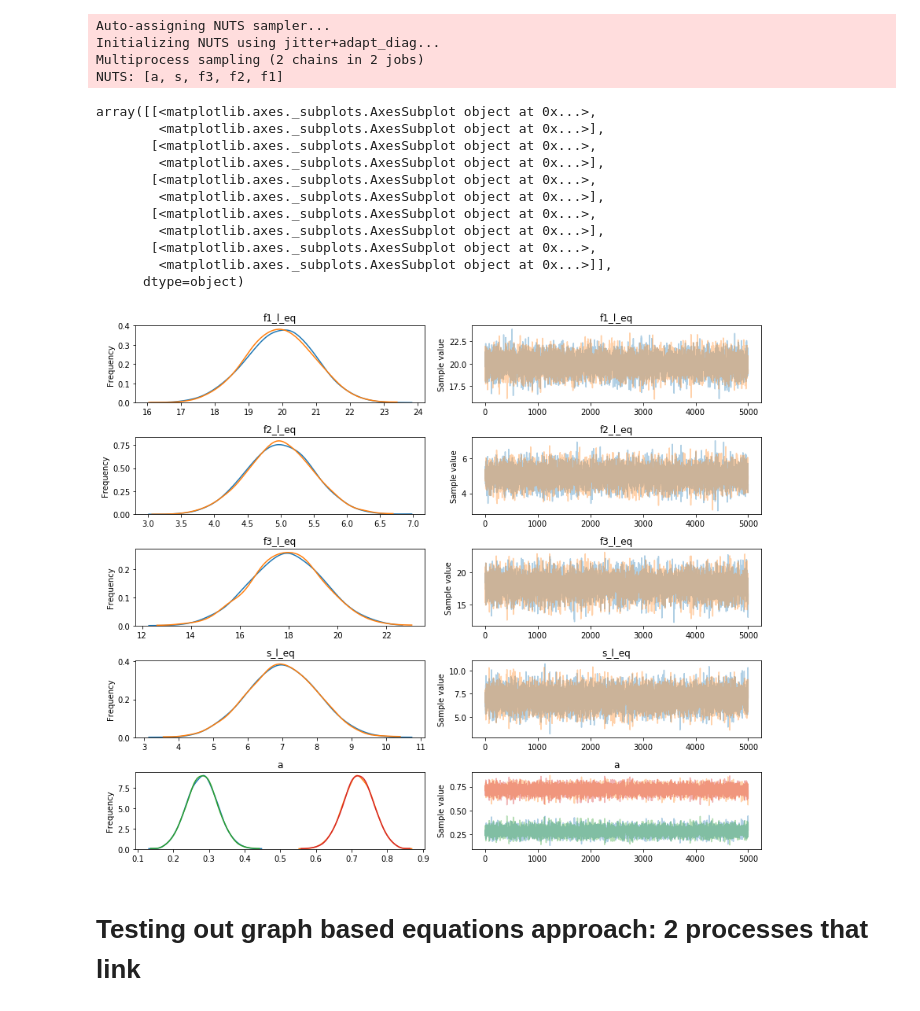
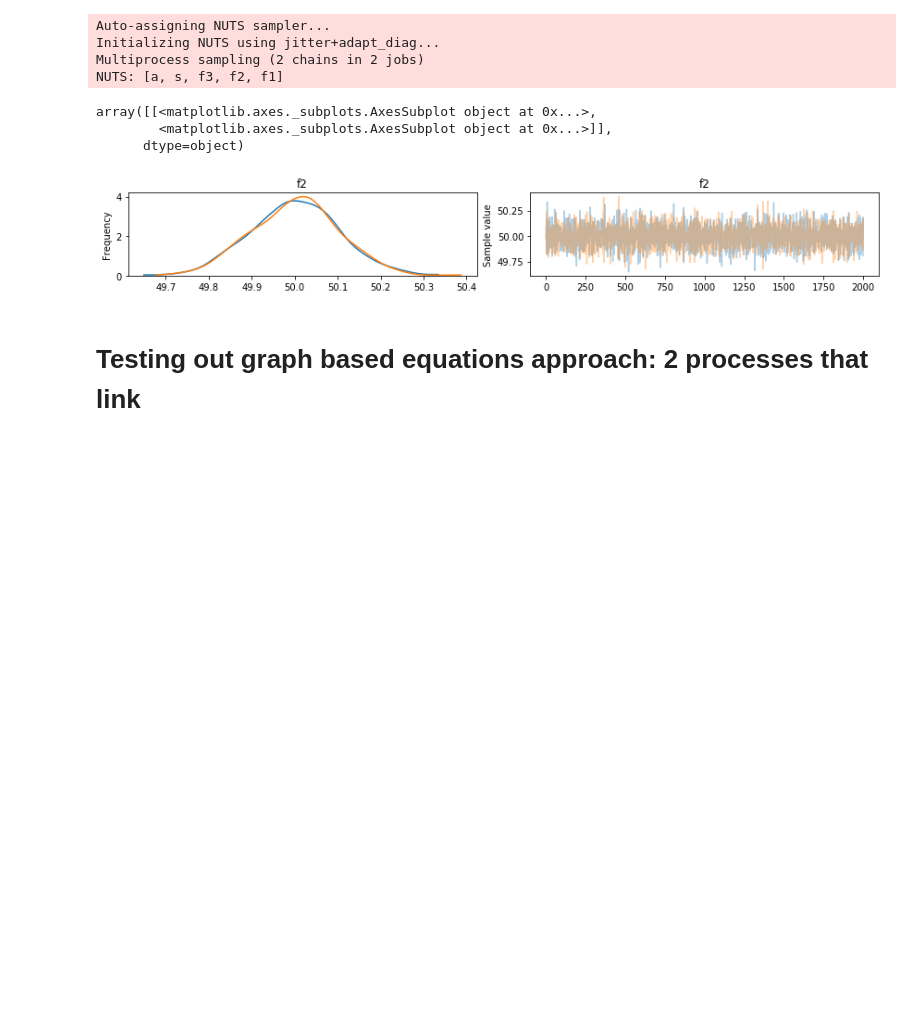
Before and after one commit to Tom-Jager/bayesian-umis, a Jupyter notebook: notebooks/Pymc3 stratchpad.ipynb, the cells around one changed output. Cells and saved outputs as stored; diff of their text form; code cells hidden in the pictures; blank space fills up the shorter version.

```diff
--- a/notebooks/Pymc3 stratchpad.ipynb
+++ b/notebooks/Pymc3 stratchpad.ipynb
@@ -14,17 +13,17 @@ WARNING (theano.tensor.blas): Using NumPy C-API based implementation for BLAS fu
 # %%
 with pm.Model() as single_process_model:
     # Build model out of weak prior
-#     f1 = pm.Uniform('f1', lower=0, upper=1000, shape=1)
-    f1 = pm.Normal('f1', mu=20, sd=5, shape=1)
+    f1 = pm.Uniform('f1', lower=0, upper=1000, shape=1)
 
     print(f1)
 
-    f2 = pm.Uniform('f2', lower=0, upper=1000, shape=1)
+#     f2 = pm.Uniform('f2', lower=0, upper=1000, shape=1)
+    f2 = pm.Lognormal('f2', mu=np.log(50), sd=0.02)
     f3 = pm.Uniform('f3', lower=0, upper=1000, shape=1)
 
     s = pm.Uniform('s', lower=0, upper=100, shape=1)
 
-    dist_process = MathDistributionProcess(process_name = 'a', outflow_processes_names=['s', 'f3'])
+    dist_process = MathDistributionProcess(process_name = 'a', process_ind=1, outflow_processes_names=['s', 'f3'])
 
     a = dist_process.create_param_rv()
 
@@ -37,13 +36,14 @@ with pm.Model() as single_process_model:
     s_l_eq = pm.Deterministic('s_l_eq', f1_l_eq + f2_l_eq - f3_nl_eq)
 
 
-    f1_obs = pm.Normal('f1_obs', mu=f1_l_eq, sd=1, observed=20)
+    f1_obs = pm.Lognormal('f1_obs', mu=np.log(f1_l_eq), sd=0.001, observed=200)
 
-    f2_obs = pm.Normal('f2_obs', mu = f2_l_eq, sd=0.5, observed=5)
+    f2_obs = pm.Lognormal('f2_obs', mu =np.log(f2_l_eq), sd=0.002, observed=50)
 
-    s_obs = pm.Normal('s_obs', mu=s_l_eq, sd=1, observed=7)
+    s_obs = pm.Normal('s_obs', mu=s_l_eq, sd=1, observed=70)
 
-    trace = pm.sample(5000)
+#     trace = pm.sample(2000, step=pm.Metropolis())
+    trace = pm.sample(2000)
 # %% [output]
 f1
 Auto-assigning NUTS sampler...
@@ -52,20 +52,13 @@ Multiprocess sampling (2 chains in 2 jobs)
 NUTS: [a, s, f3, f2, f1]
 # %%
 import numpy as np
-pm.traceplot(trace, ['f1_l_eq', 'f2_l_eq', 'f3_l_eq', 's_l_eq', 'a'])
+# pm.traceplot(trace, ['f1_l_eq', 'f1_obs', 'f2_obs', 's_obs', 'f2_l_eq', 'f3_l_eq', 's_l_eq', 'a'])
+pm.traceplot(trace, ['f2'])
 # %% [output]
 array([[<matplotlib.axes._subplots.AxesSubplot object at 0x...>,
-        <matplotlib.axes._subplots.AxesSubplot object at 0x...>],
-       [<matplotlib.axes._subplots.AxesSubplot object at 0x...>,
-        <matplotlib.axes._subplots.AxesSubplot object at 0x...>],
-       [<matplotlib.axes._subplots.AxesSubplot object at 0x...>,
-        <matplotlib.axes._subplots.AxesSubplot object at 0x...>],
-       [<matplotlib.axes._subplots.AxesSubplot object at 0x...>,
-        <matplotlib.axes._subplots.AxesSubplot object at 0x...>],
-       [<matplotlib.axes._subplots.AxesSubplot object at 0x...>,
         <matplotlib.axes._subplots.AxesSubplot object at 0x...>]],
       dtype=object)
-[figure, old version]
+[figure, new version]
 # %% [markdown]
 # Testing out graph based equations approach: 2 processes that link
 # %%
```
Also changed, not shown: parts of 2 cells of this notebook, 4 other files.
